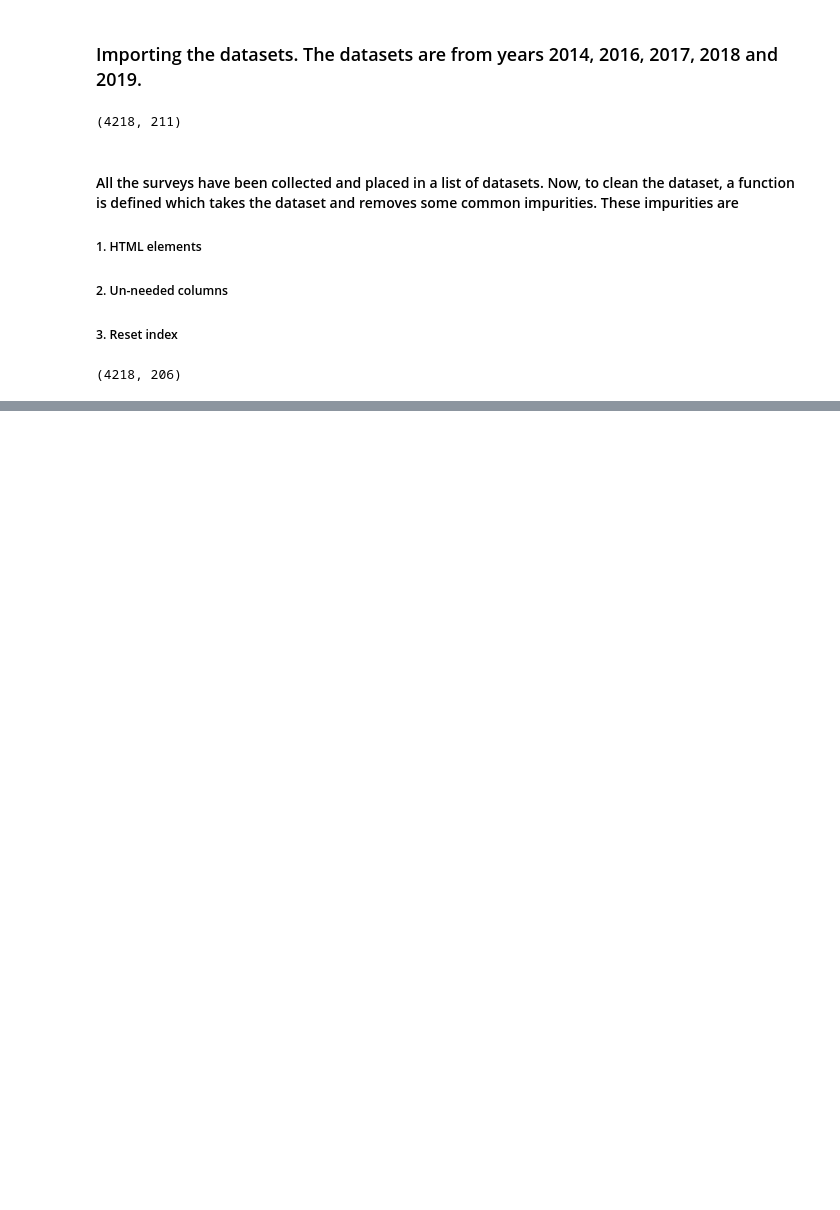
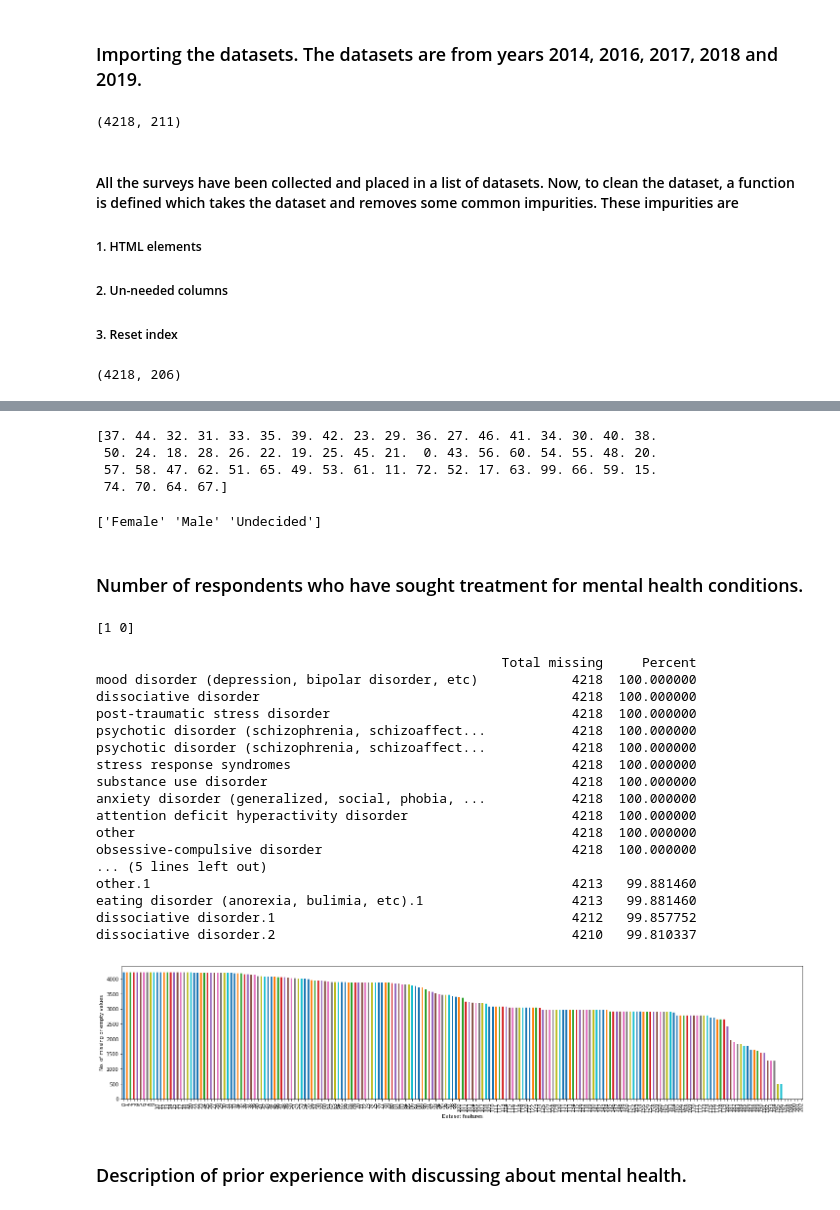
Before and after one commit to amitkarma21/OSMI-Mental-balance-Analysis, a Jupyter notebook: DataCleanup.ipynb, the cells around one changed output, grey strips where cells are left out. Cells and saved outputs as stored; diff of their text form; code cells hidden in the pictures; blank space fills up the shorter version.

```diff
--- a/DataCleanup.ipynb
+++ b/DataCleanup.ipynb
@@ -54,0 +102,65 @@ print(survey.shape)
+# %%
+# ageDistribution = survey.loc[:, survey.columns.str.contains('age', regex=True)]
+ageDistribution = survey.loc[:, ['age', 'what is your age?']]
+ageDistribution.fillna(0, inplace=True)
+survey.loc[:,'Age'] = ageDistribution.sum(axis=1)
+survey.loc[survey['Age']>100, 'Age'] = 0
+survey.loc[survey['Age']<10, 'Age'] = 0
+survey['Age-Group'] = pd.cut(survey['Age'], [0, 20, 30, 40, 65, 100], labels=["0-20", "21-30", "31-40", "41-65", "66-100"], include_lowest=True)
+survey.drop(ageDistribution, axis=1, inplace=True)
+showAge = survey['Age']
+print(showAge.unique())
+# %% [output]
+[37. 44. 32. 31. 33. 35. 39. 42. 23. 29. 36. 27. 46. 41. 34. 30. 40. 38.
+ 50. 24. 18. 28. 26. 22. 19. 25. 45. 21.  0. 43. 56. 60. 54. 55. 48. 20.
+ 57. 58. 47. 62. 51. 65. 49. 53. 61. 11. 72. 52. 17. 63. 99. 66. 59. 15.
+ 74. 70. 64. 67.]
+# %%
+genderDistribution = survey.loc[:, survey.columns.str.contains('gender|Gender', regex=True)]
+survey['Gender'] = genderDistribution.apply(lambda row: ' '.join(row.values.astype(str)), axis=1)
+survey.loc[survey['Gender'].str.contains('Trans|them|trans|Undecided|Contextual|transgender|nb|unicorn|Unicorn|queer|NB|binary|Enby|Human|little|androgynous|Androgyne|Neutral|Agender|Androgynous|Androgynous|Fluid|GenderFluid|Genderflux|genderqueer|Genderqueer' , regex=True), 'Gender'] = 'Undecided'
+survey.loc[survey['Gender'].str.contains('Female|female|FEMALE|Woman|woman|w|womail|W|Cis female| Female (cis)|Cis Female|cis female|cis woman|F|f' , regex=True), 'Gender'] = 'Female'
+cond1 = survey['Gender']!='Female'
+cond2 = survey['Gender']!='Undecided'
+survey.loc[cond1 & cond2, 'Gender'] = 'Male'
+survey.drop(genderDistribution, axis=1, inplace=True)
+showGender = survey['Gender']
+print(showGender.unique())
+# %% [output]
+['Female' 'Male' 'Undecided']
+# %% [markdown]
+### Number of respondents who have sought treatment for mental health conditions.
+# %%
+soughtTreatment = survey.loc[:, survey.columns.str.contains('sought treatment')]
+soughtTreatment.fillna('', inplace=True)
+survey['Sought Treatment'] = soughtTreatment.apply(lambda row: ' '.join(row.values.astype(str)), axis=1)
+survey.loc[survey['Sought Treatment'].str.contains('yes|1.0|1|Yes|True|true' , regex=True, na=False), 'Sought Treatment'] = 1
+survey.loc[survey['Sought Treatment'].str.contains('no|0.0|0|No|False|false' , regex=True, na=False), 'Sought Treatment'] = 0
+survey.drop(soughtTreatment, axis=1, inplace=True)
+showSoughtTreatment = survey['Sought Treatment']
+print(showSoughtTreatment.unique())
+# %% [output]
+[1 0]
+# %%
+noisyData = ShowNullValues(survey)
+# %% [output]
+                                                    Total missing     Percent
+mood disorder (depression, bipolar disorder, etc)            4218  100.000000
+dissociative disorder                                        4218  100.000000
+post-traumatic stress disorder                               4218  100.000000
+psychotic disorder (schizophrenia, schizoaffect...           4218  100.000000
+psychotic disorder (schizophrenia, schizoaffect...           4218  100.000000
+stress response syndromes                                    4218  100.000000
+substance use disorder                                       4218  100.000000
+anxiety disorder (generalized, social, phobia, ...           4218  100.000000
+attention deficit hyperactivity disorder                     4218  100.000000
+other                                                        4218  100.000000
+obsessive-compulsive disorder                                4218  100.000000
+... (5 lines left out)
+other.1                                                      4213   99.881460
+eating disorder (anorexia, bulimia, etc).1                   4213   99.881460
+dissociative disorder.1                                      4212   99.857752
+dissociative disorder.2                                      4210   99.810337
+[figure, added]
+# %% [markdown]
+### Description of prior experience with discussing about mental health.
```
Also changed, not shown: parts of 31 cells of this notebook.
